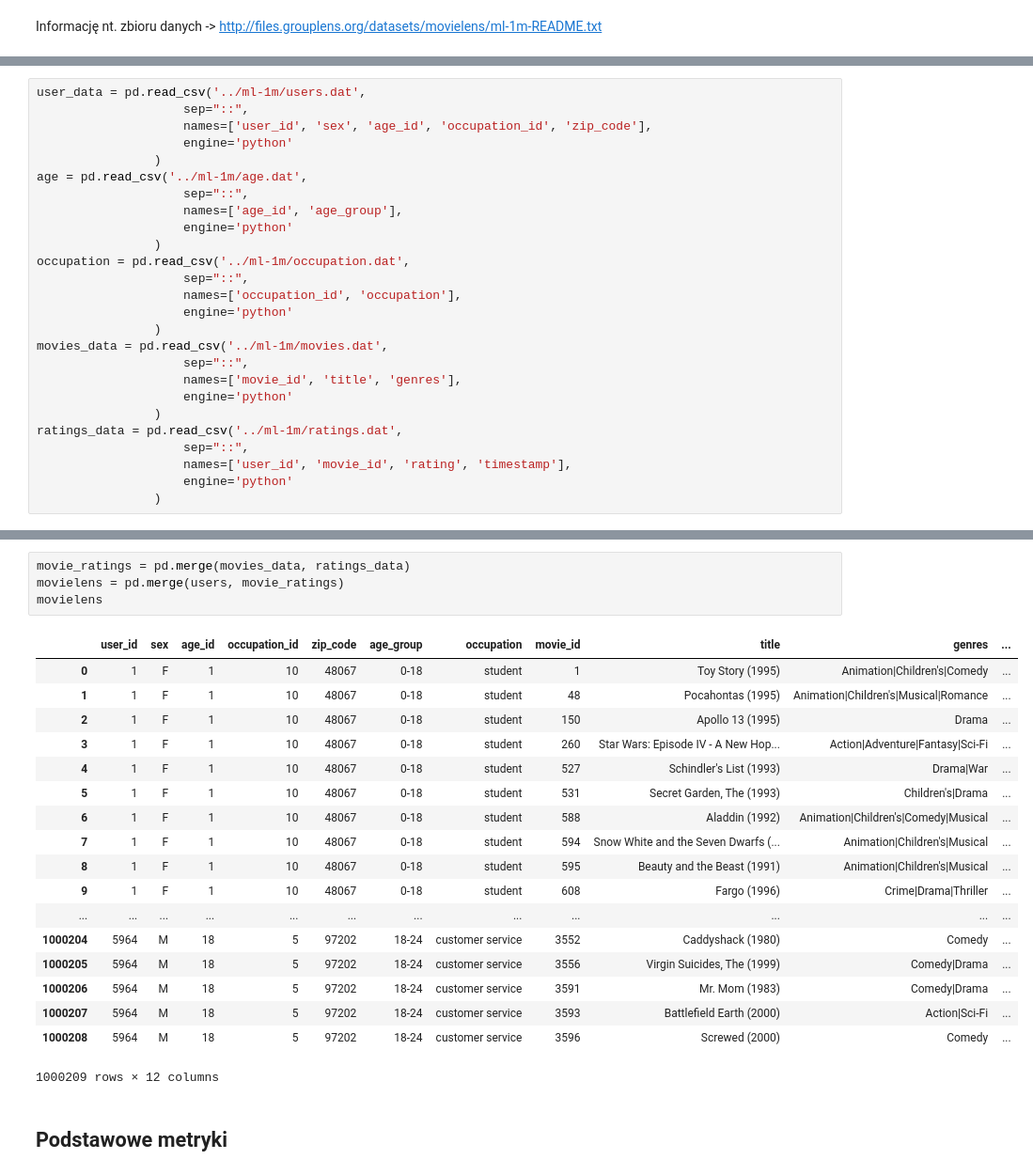
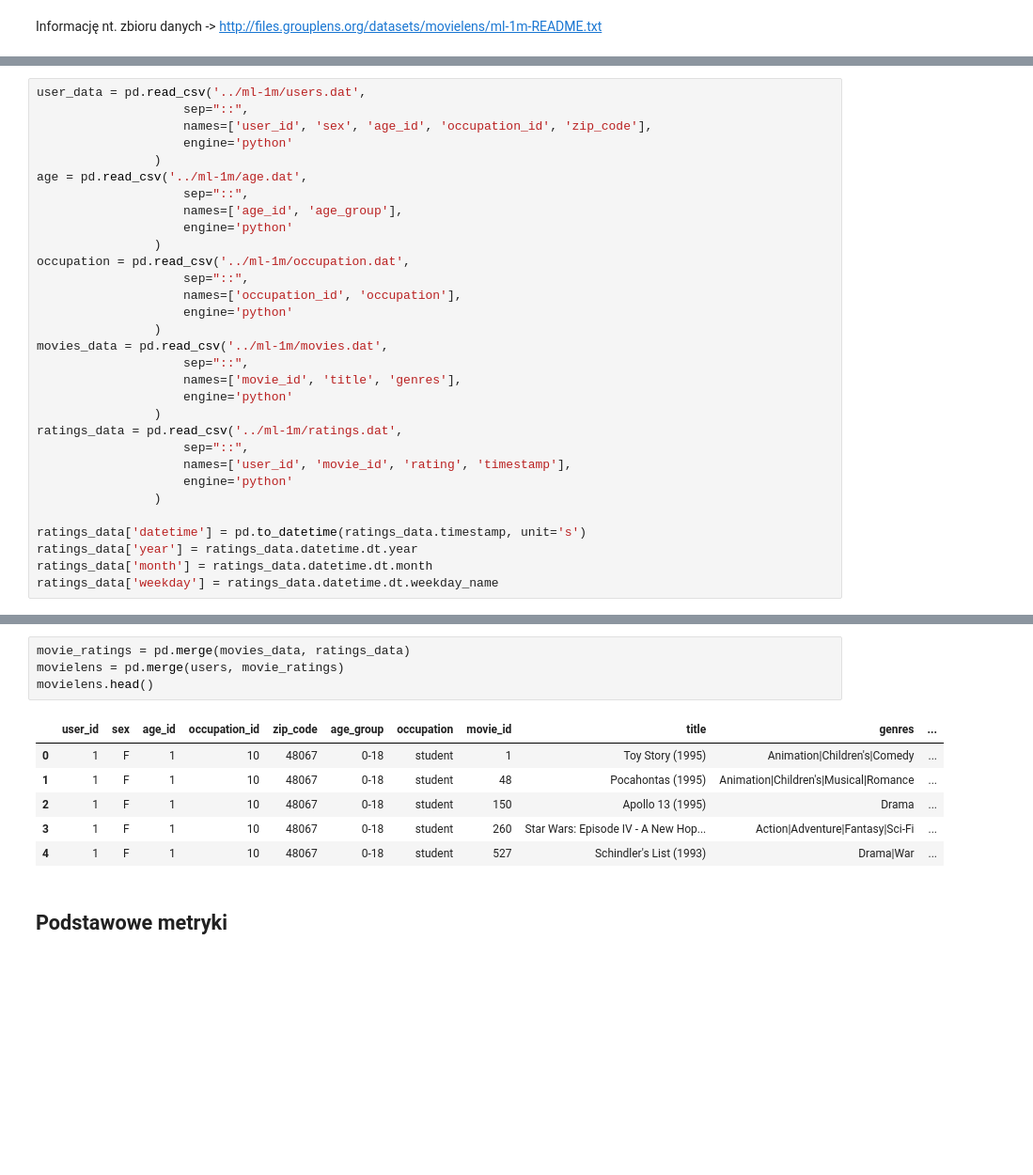
Before and after one commit to ksiazekm/movielens-analysis, a Jupyter notebook: playground/1M-Analysis.ipynb, the cells around one changed output, grey strips where cells are left out. Shown: that part at 94% size. Cells and saved outputs as stored; diff of their text form; blank space fills up the shorter version.

```diff
--- a/playground/1M-Analysis.ipynb
+++ b/playground/1M-Analysis.ipynb
@@ -33,6 +32,11 @@ ratings_data = pd.read_csv('../ml-1m/ratings.dat',
                     names=['user_id', 'movie_id', 'rating', 'timestamp'],
                     engine='python'
                 )
+
+ratings_data['datetime'] = pd.to_datetime(ratings_data.timestamp, unit='s')
+ratings_data['year'] = ratings_data.datetime.dt.year
+ratings_data['month'] = ratings_data.datetime.dt.month
+ratings_data['weekday'] = ratings_data.datetime.dt.weekday_name
 # %%
 users = pd.merge(user_data, age)
 users = pd.merge(users, occupation)
@@ -45,26 +43,14 @@ users.head(3)
 # %%
 movie_ratings = pd.merge(movies_data, ratings_data)
 movielens = pd.merge(users, movie_ratings)
-movielens
+movielens.head()
 # %% [output]
 |  | user_id | sex | age_id | occupation_id | zip_code | age_group | occupation | movie_id | title | genres | ... |
 | 0 | 1 | F | 1 | 10 | 48067 | 0-18 | student | 1 | Toy Story (1995) | Animation|Children's|Comedy | ... |
 | 1 | 1 | F | 1 | 10 | 48067 | 0-18 | student | 48 | Pocahontas (1995) | Animation|Children's|Musical|Romance | ... |
 | 2 | 1 | F | 1 | 10 | 48067 | 0-18 | student | 150 | Apollo 13 (1995) | Drama | ... |
 | 3 | 1 | F | 1 | 10 | 48067 | 0-18 | student | 260 | Star Wars: Episode IV - A New Hop... | Action|Adventure|Fantasy|Sci-Fi | ... |
 | 4 | 1 | F | 1 | 10 | 48067 | 0-18 | student | 527 | Schindler's List (1993) | Drama|War | ... |
-| 5 | 1 | F | 1 | 10 | 48067 | 0-18 | student | 531 | Secret Garden, The (1993) | Children's|Drama | ... |
-| 6 | 1 | F | 1 | 10 | 48067 | 0-18 | student | 588 | Aladdin (1992) | Animation|Children's|Comedy|Musical | ... |
-| 7 | 1 | F | 1 | 10 | 48067 | 0-18 | student | 594 | Snow White and the Seven Dwarfs (... | Animation|Children's|Musical | ... |
-| 8 | 1 | F | 1 | 10 | 48067 | 0-18 | student | 595 | Beauty and the Beast (1991) | Animation|Children's|Musical | ... |
-| 9 | 1 | F | 1 | 10 | 48067 | 0-18 | student | 608 | Fargo (1996) | Crime|Drama|Thriller | ... |
-| ... | ... | ... | ... | ... | ... | ... | ... | ... | ... | ... | ... |
-| 1000204 | 5964 | M | 18 | 5 | 97202 | 18-24 | customer service | 3552 | Caddyshack (1980) | Comedy | ... |
-| 1000205 | 5964 | M | 18 | 5 | 97202 | 18-24 | customer service | 3556 | Virgin Suicides, The (1999) | Comedy|Drama | ... |
-| 1000206 | 5964 | M | 18 | 5 | 97202 | 18-24 | customer service | 3591 | Mr. Mom (1983) | Comedy|Drama | ... |
-| 1000207 | 5964 | M | 18 | 5 | 97202 | 18-24 | customer service | 3593 | Battlefield Earth (2000) | Action|Sci-Fi | ... |
-| 1000208 | 5964 | M | 18 | 5 | 97202 | 18-24 | customer service | 3596 | Screwed (2000) | Comedy | ... |
-1000209 rows × 12 columns
 # %% [markdown]
 ## Podstawowe metryki
 # %%
```
Also changed, not shown: parts of 11 cells of this notebook, 1 other file.
